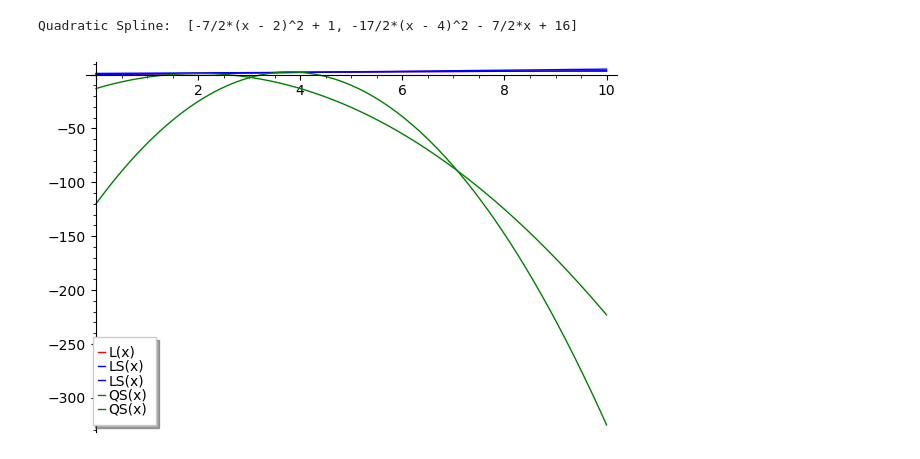
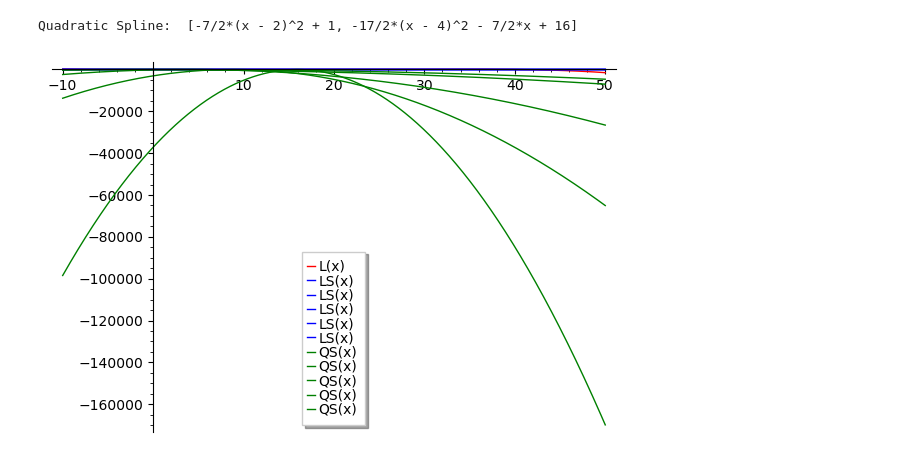
Before and after one commit to backslash330/CMPT420Lab6, a Jupyter notebook: lab6.ipynb, the cells around one changed output. Saved outputs shown, nothing was run; the diff lists cells and outputs as text; code cells hidden in the pictures.

Commit message:
updated to approriate points

```diff
--- a/lab6.ipynb
+++ b/lab6.ipynb
@@ -56,35 +56,35 @@ Quadratic Spline:  [-7/2*(x - 2)^2 + 1, -17/2*(x - 4)^2 - 7/2*x + 16]
 # %%
 # Use your functions above and your LagrangeInterpolation function from Assignment 2 to plot L(x), LS(x),
 # and QS(x) that interpolate the points from Example 1 on worksheet 6.2 together (in different colours).
 
 def LagrangeInterpolation(points):
     #function body goes here
     result = 0
     subResult = 0
     for i in range (len(points)):
         Li = 1
         if i < 0:
             raise ValueError("i must be a non-negative integer")
         # ensure points is a list of 2-element lists
         if not isinstance(points, list):
             raise ValueError("points must be a list")
         # go through the largrange formula
         for j in range(len(points)):
             if j != i:
                 Li *= ((x - points[j][0]) /(points[i][0] - points[j][0]))
         subResult = Li * points[i][1]
         result += subResult
     result = result.expand()
     return result
 
-points = [[2, 1], [4, 2], [8, 3]]
+points = [[-3, 12], [2, 5], [4, 7], [9, 7], [16, -1], [40, 15]]
 # plot the lagrange interpolation
-myPlot = plot(LagrangeInterpolation(points), (x, 0, 10),  color = 'red' , legend_label = 'L(x)')
+myPlot = plot(LagrangeInterpolation(points), (x, -10, 50),  color = 'red' , legend_label = 'L(x)')
 # plot the linear spline
-myPlot += plot(LinearSpline(points), (x, 0, 10), color = 'blue', legend_label = 'LS(x)')
+myPlot += plot(LinearSpline(points), (x,-10, 50), color = 'blue', legend_label = 'LS(x)')
 # plot the quadratic spline
-myPlot += plot(NaturalQuadraticSpline(points),  (x, 0, 10), color = 'green', legend_label = 'QS(x)')
+myPlot += plot(NaturalQuadraticSpline(points),  (x,-10, 50), color = 'green', legend_label = 'QS(x)')
 # plot all three functions together
 myPlot.show()
 # %% [output]
-[figure, old version]
+[figure, new version]
```
